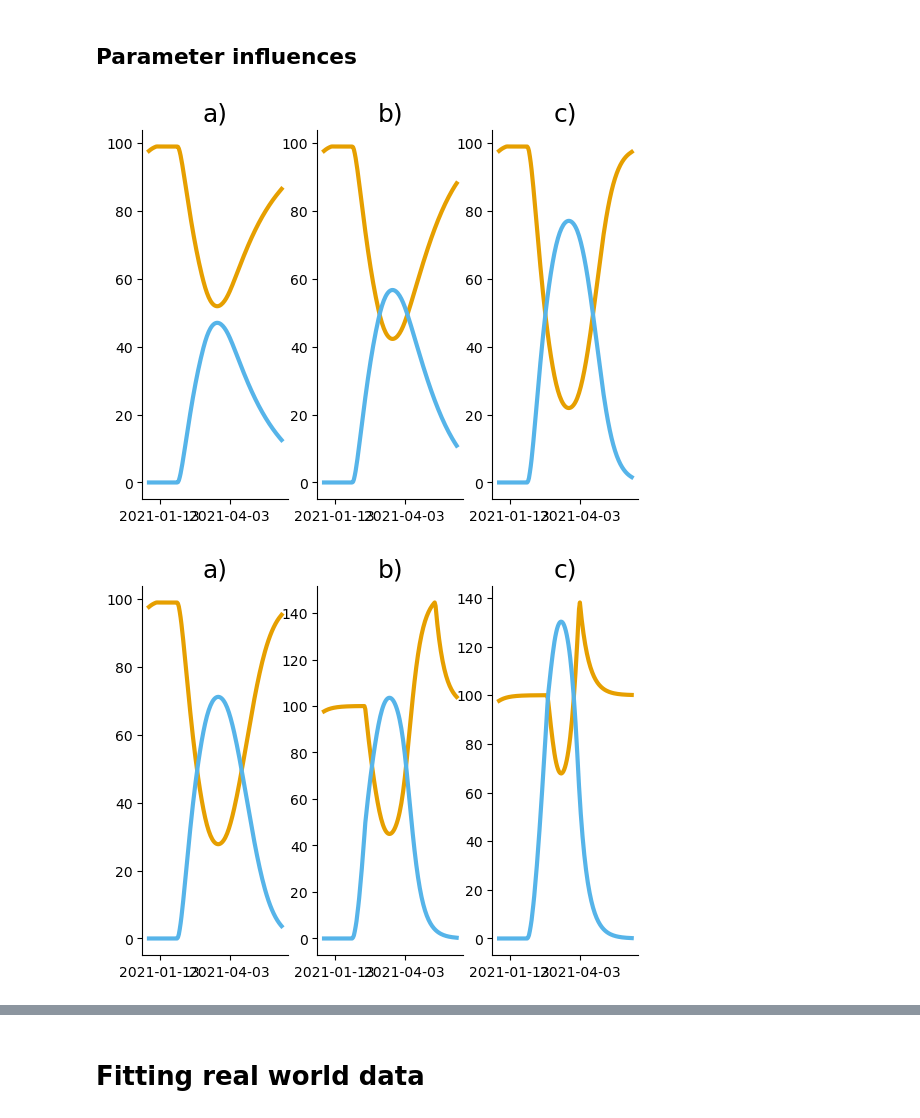
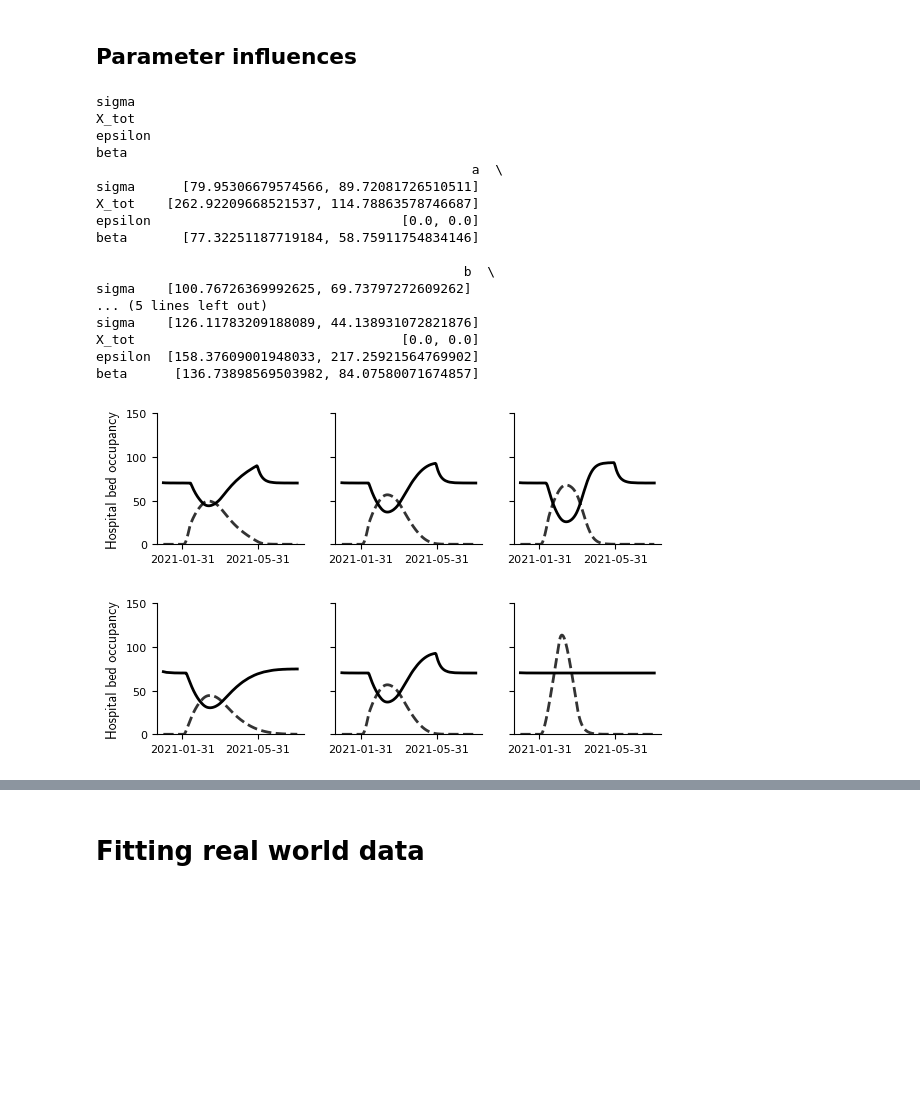
Before and after one commit to woldmuyn/COVID19-Model, a Jupyter notebook: notebooks/scratch/woldmuyn_postponed_healthcare_Queue.ipynb, the cells around one changed output, grey strips where cells are left out. Cells and saved outputs as stored; diff of their text form; code cells hidden in the pictures; blank space fills up the shorter version.

Commit message:
Parameter influences

```diff
--- a/notebooks/scratch/woldmuyn_postponed_healthcare_Queue.ipynb
+++ b/notebooks/scratch/woldmuyn_postponed_healthcare_Queue.ipynb
@@ -289,11 +258,10 @@ peak_amplitude = 20
 MDC = np.array(['04','covid'])
 
 # Define model parameters, initial states and coordinates
-beta = np.ones(len(MDC_classes))*0.1
-gamma = np.ones(len(MDC_classes))*10
-epsilon = np.ones(len(MDC_classes))*0.01
-sigma = np.ones(len(MDC_classes))*1
-sigma[np.where(MDC_classes=='covid')]=3
+beta = np.ones(len(MDC))*0.5
+gamma = np.ones(len(MDC))*7
+epsilon = np.ones(len(MDC))*0.01
+sigma = np.ones(len(MDC))
 
 X_tot = 100
 
@@ -301,42 +269,71 @@ A = np.array([10,0])
 params={'A':A,'X_tot':X_tot,'beta':beta, 'gamma':gamma, 'epsilon':epsilon, 'sigma':sigma,
         'start_peak':start_peak,'end_peak':end_peak,'peak_amplitude':peak_amplitude,'MDC':MDC}
 
-H_init = np.array([50,0])
+H_init = np.array([100,0])
 
 init_states = {'H':H_init}
-coordinates={'MDC':MDC_classes}
+coordinates={'MDC':MDC}
 # Initialize model
 model = postponed_healthcare_model(init_states,params,coordinates,time_dependent_parameters={'A':hypothetical_covid_peak})
 # %%
-sigma_covid_choices = [0.5,1,5]
+sigma_covid_choices = [0.5,1,3]
 sigma_choices = []
 for sigma_covid in sigma_covid_choices:
     sigma_choices.append(np.where(MDC=='covid',sigma_covid,1))
 
-X_tot_choices = [100, 150, 200]
+X_tot_choices = [80, 100, 200]
 
-epsilon_choices = [0,0.1,1]
+epsilon_choices = [0,0.01,1]
 epsilon_choices = np.tile(epsilon_choices,(len(MDC),1)).transpose()
 
-beta_choices = [0.01,0.1,1]
+beta_choices = [0.1,0.5,1]
 beta_choices = np.tile(beta_choices,(len(MDC),1)).transpose()
 
 parameters = {'sigma':sigma_choices,'X_tot':X_tot_choices,'epsilon':epsilon_choices,'beta':beta_choices}
 # %%
+NR_table = pd.DataFrame(index=parameters.keys(),columns=['a','b','c'])
+
 for parameter_name,parameter_choices in parameters.items():
-    fig, axs = plt.subplots(1,3)
+    fig, axs = plt.subplots(1,3,figsize=(6,2),sharey=True,sharex=True)
+    print(parameter_name)
     for i,parameter_value in enumerate(parameter_choices):
         model.parameters.update({parameter_name:parameter_value})
         out = model.sim([start_sim,end_sim])
+        NR_table[string.ascii_lowercase[i]][parameter_name]=out.NR[-1].values
         for disease in MDC:
             out_plot = out.sel(MDC=disease,date=plot_time)['H']
-            axs[i].plot(plot_time,out_plot, label=MDC_dict[disease])
-            axs[i].set_title(f'{string.ascii_lowercase[i]})')
-            axs[i].xaxis.set_major_locator(plt.MaxNLocator(2))
+            if disease == "covid":
+                axs[i].plot(plot_time,out_plot,color='black',linestyle='dashed',linewidth=2,alpha=0.8)
+            else:
+                axs[i].plot(plot_time,out_plot,color='black',linewidth=2)
+            axs[i].set_ylim([0,150])
+            #axs[i].set_title(f'{string.ascii_lowercase[i]})',font=label_font)
+            axs[i].xaxis.set_ticks(pd.date_range(plot_start_date,plot_end_date,freq='4M'))
+            axs[i].tick_params(axis='both', which='major', labelsize=8)
             axs[i].grid(False)
-            axs[i].tick_params(axis='both', which='major', labelsize=10)
-            axs[i].tick_params(axis='both', which='minor', labelsize=8)
+    axs[0].set_ylabel('Hospital bed occupancy',font=label_font)
+    fig.tight_layout()
+    fig.savefig(os.path.join(result_folder,f'queuing_model_{parameter_name}'),dpi=600,bbox_inches='tight')
     model.parameters.update({parameter_name:globals()[parameter_name]})
+print(NR_table)
+NR_table.to_csv(os.path.join(result_folder,'NR_table.csv'))
 # %% [output]
+sigma
+X_tot
+epsilon
+beta
+                                                a  \
+sigma      [79.95306679574566, 89.72081726510511]
+X_tot    [262.92209668521537, 114.78863578746687]
+epsilon                                [0.0, 0.0]
+beta       [77.32251187719184, 58.75911754834146]
+
+                                               b  \
+sigma    [100.76726369992625, 69.73797272609262]
+... (5 lines left out)
+sigma    [126.11783209188089, 44.138931072821876]
+X_tot                                  [0.0, 0.0]
+epsilon  [158.37609001948033, 217.25921564769902]
+beta      [136.73898569503982, 84.07580071674857]
-[figure, old version]
+[figure, new version]
-[figure, old version]
+[figure, new version]
```
Also changed, not shown: parts of 29 cells of this notebook, 5 other files.
